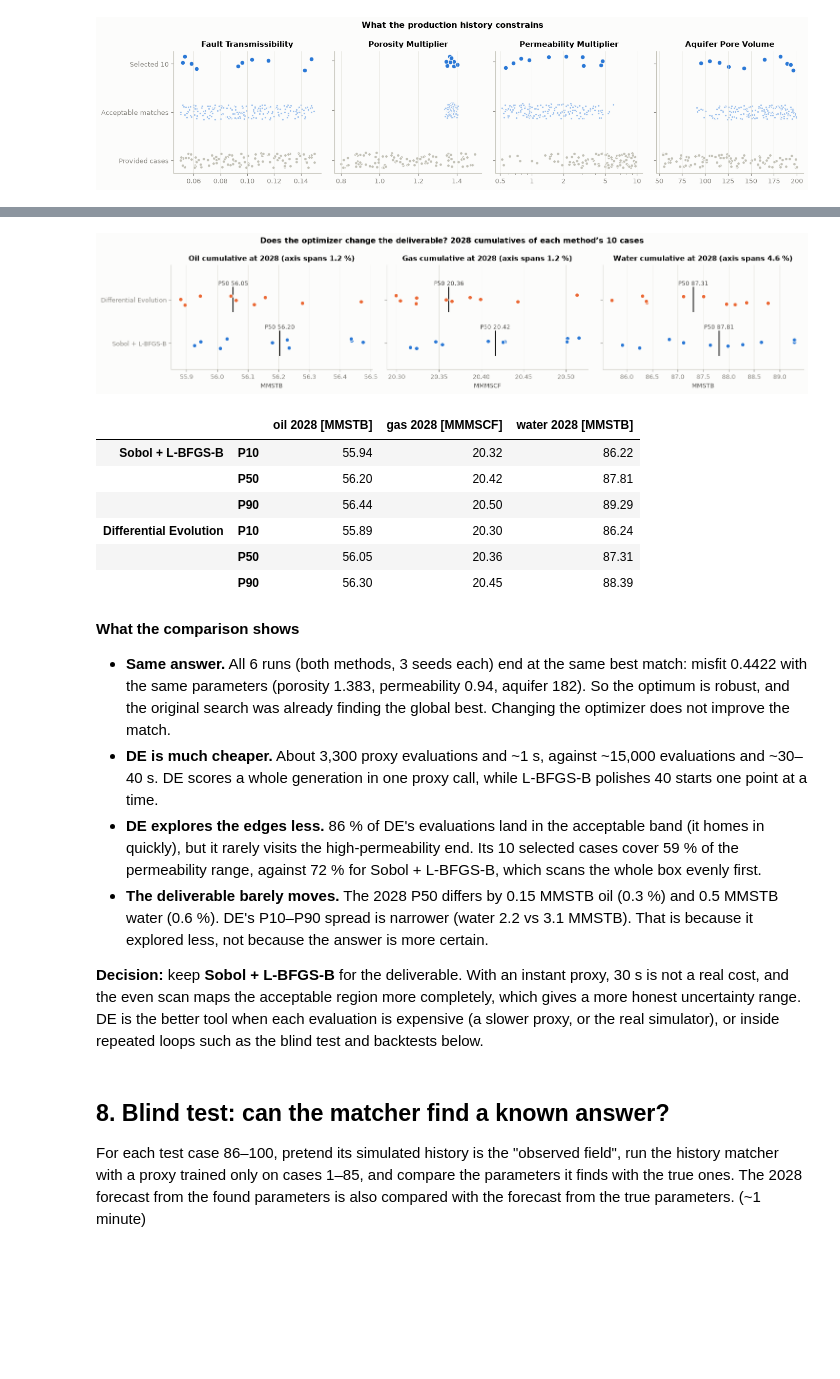
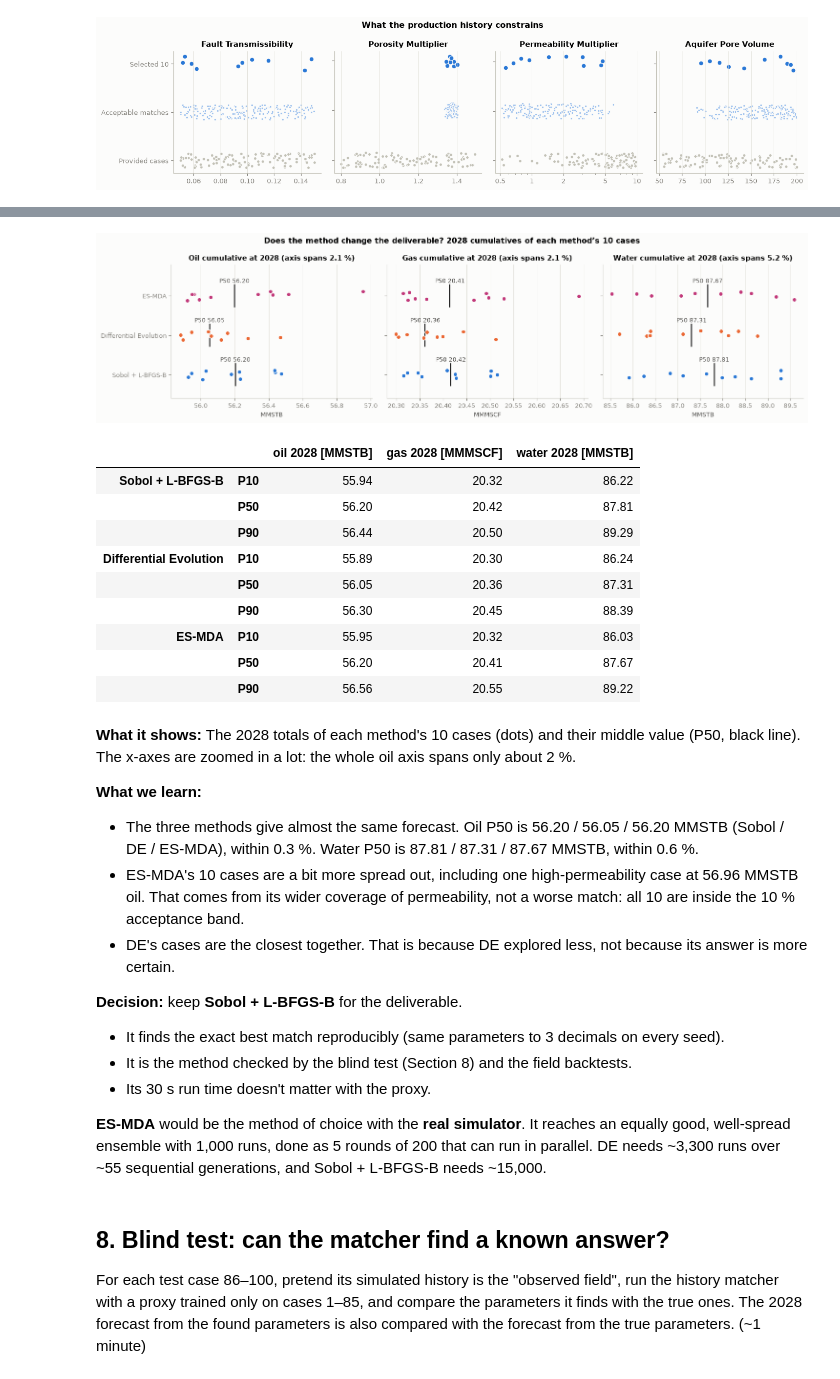
Before and after one commit to siongfeng04/ExxonMobil-DWC26, a Jupyter notebook: notebook/02_History_Matching_Forecast.ipynb, the cells around one changed output, grey strips where cells are left out. Saved outputs shown, nothing was run; the diff lists cells and outputs as text; code cells hidden in the pictures; blank space fills up the shorter version.

Commit message:
Add more test on ooptimzations algorithm (ed-mda and mcmc posterior

```diff
--- a/notebook/02_History_Matching_Forecast.ipynb
+++ b/notebook/02_History_Matching_Forecast.ipynb
@@ -344,7 +397,7 @@ spread-out cases). Each runs with 3 random seeds. Every parameter set an optimiz
 the comparison covers both **quality** (best misfit) and **cost** (proxy evaluations, time). (~2 minutes)
 # %%
 class CountedMisfit:
-    """Wraps a Misfit and records every parameter set the optimizer asks the proxy about, in order."""
+    """Wraps a Misfit and records every parameter set the method asks the proxy about, in order."""
 
     def __init__(self, misfit):
         self.misfit, self.raw, self.f = misfit, [], []
@@ -355,11 +408,18 @@ class CountedMisfit:
         self.f.append(f)
         return f
 
+    def residuals(self, raw):  # ES-MDA asks for the residual curves instead of the misfit
+        r = self.misfit.residuals(raw)
+        self.raw.append(np.atleast_2d(raw))
+        self.f.append(np.mean(r ** 2, axis=1))
+        return r
+
     def points(self):
         return np.vstack(self.raw), np.concatenate(self.f)
 
 
-METHODS = {'Sobol + L-BFGS-B': history_match, 'Differential Evolution': history_match_de}
+METHODS = {'Sobol + L-BFGS-B': history_match, 'Differential Evolution': history_match_de,
+           'ES-MDA': history_match_esmda}
 SEEDS = [SEED, 1, 2]
 runs = []
 for method, search in METHODS.items():
@@ -385,8 +448,8 @@ display(opt_table.round({'best misfit': 4, 'seconds': 1, **{p: 3 for p in PARAM_
 # %%
-method_color = {'Sobol + L-BFGS-B': C['matched'], 'Differential Evolution': C['alt']}
+method_color = {'Sobol + L-BFGS-B': C['matched'], 'Differential Evolution': C['alt'], 'ES-MDA': '#c2397a'}
 cost = opt_table.groupby('method', sort=False)['proxy evaluations'].mean()
 
-fig, ax = plt.subplots(figsize=(10, 4.2))
+fig, ax = plt.subplots(figsize=(11, 4.4))
 for r in runs:
     best_so_far = np.minimum.accumulate(r['counted'].points()[1])
     first = r['seed'] == SEEDS[0]
@@ -401,8 +464,8 @@ ax.set_xscale('log')
 ax.set_ylim(0.435, 0.6)
 ax.set_xlabel('Proxy evaluations (log scale)')
 ax.set_ylabel('Best misfit found so far')
-ax.set_title(f'Same best match ({opt_table["best misfit"].min():.4f}); DE gets there with '
-             f'{cost.iloc[0] / cost.iloc[1]:.0f}× fewer proxy evaluations')
+ax.set_title(f'Same best match; DE uses {cost.iloc[0] / cost["Differential Evolution"]:.0f}× and ES-MDA '
+             f'{cost.iloc[0] / cost["ES-MDA"]:.0f}× fewer proxy evaluations than Sobol + L-BFGS-B')
 ax.legend(loc='upper right')
 fig.tight_layout()
 plt.show()
@@ -411,7 +484,7 @@ plt.show()
 # %%
 main_runs = {r['method']: r for r in runs if r['seed'] == SEEDS[0]}
 
-fig, axes = plt.subplots(1, 2, figsize=(14, 4.4), sharey=True)
+fig, axes = plt.subplots(1, len(main_runs), figsize=(17, 4.4), sharey=True)
 for ax, (method, r) in zip(axes, main_runs.items()):
     raw, f = r['counted'].points()
     ok = f <= f.min() * (1 + ACCEPT_TOL)
@@ -426,8 +499,8 @@ for ax, (method, r) in zip(axes, main_runs.items()):
     ax.set_xticks([0.5, 1, 2, 5, 10], ['0.5', '1', '2', '5', '10'])
     ax.set_xlabel('Permeability Multiplier')
 axes[0].set_ylabel('Porosity Multiplier')
-fig.legend(*axes[1].get_legend_handles_labels(), loc='lower center', ncol=3, bbox_to_anchor=(0.5, -0.02))
-fig.suptitle('Where each optimizer spent its proxy evaluations', fontweight='bold')
+fig.legend(*axes[-1].get_legend_handles_labels(), loc='lower center', ncol=3, bbox_to_anchor=(0.5, -0.02))
+fig.suptitle('Where each method spent its proxy evaluations', fontweight='bold')
 fig.tight_layout(rect=(0, 0.06, 1, 1))
 plt.show()
 
@@ -446,35 +531,35 @@ Spread of the selected 10 along each parameter (fraction of the search range):
 # %%
 cum_2028 = {m: forecast(proxy, r['selected'][PARAM_COLS].to_numpy(), dates, field['obs_rate'], field['obs_cum'], corr,
                         anchor=True)['cum'][:, -1] / 1e6
             for m, r in main_runs.items()}
 
-fig, axes = plt.subplots(1, 3, figsize=(15, 3.4))
+fig, axes = plt.subplots(1, 3, figsize=(15, 4.0))
 rng = np.random.default_rng(0)
 for v, ax in enumerate(axes):
     for y, (method, cum) in enumerate(cum_2028.items()):
         ax.scatter(cum[:, v], y + rng.uniform(-0.12, 0.12, len(cum)), s=40, color=method_color[method],
                    edgecolor='#fcfcfb', linewidth=1.2, zorder=3)
         med = np.median(cum[:, v])
         ax.plot([med, med], [y - 0.28, y + 0.28], color=C['actual'], lw=1.5)
         ax.annotate(f'P50 {med:.2f}', (med, y + 0.28), xytext=(0, 3), textcoords='offset points', ha='center',
                     fontsize=8.5, color='#52514e')
     ax.set_yticks(range(len(cum_2028)), list(cum_2028) if v == 0 else [])
     ax.set_ylim(-0.6, len(cum_2028) - 0.2)
     ax.grid(axis='y', visible=False)
     lo, hi = ax.get_xlim()
     ax.set_title(f'{VARS[v].title()} cumulative at 2028 (axis spans {100 * (hi - lo) / lo:.1f} %)')
     ax.set_xlabel(f'MM{UNITS[v]}')
-fig.suptitle('Does the optimizer change the deliverable? 2028 cumulatives of each method’s 10 cases',
+fig.suptitle('Does the method change the deliverable? 2028 cumulatives of each method’s 10 cases',
              fontweight='bold')
 fig.tight_layout()
 plt.show()
 
 pct = pd.concat({m: pd.DataFrame(np.percentile(c, [10, 50, 90], axis=0), index=['P10', 'P50', 'P90'],
                                  columns=[f'{v} 2028 [MM{u}]' for v, u in zip(VARS, UNITS)])
                  for m, c in cum_2028.items()})
 display(pct.round(2))
 # %% [output]
-[figure, old version]
+[figure, new version]
 |  |  | oil 2028 [MMSTB] | gas 2028 [MMMSCF] | water 2028 [MMSTB] |
 | Sobol + L-BFGS-B | P10 | 55.94 | 20.32 | 86.22 |
 |  | P50 | 56.20 | 20.42 | 87.81 |
@@ -482,25 +567,28 @@ display(pct.round(2))
 | Differential Evolution | P10 | 55.89 | 20.30 | 86.24 |
 |  | P50 | 56.05 | 20.36 | 87.31 |
 |  | P90 | 56.30 | 20.45 | 88.39 |
+| ES-MDA | P10 | 55.95 | 20.32 | 86.03 |
+|  | P50 | 56.20 | 20.41 | 87.67 |
+|  | P90 | 56.56 | 20.55 | 89.22 |
 # %% [markdown]
-**What the comparison shows**
+**What it shows:** The 2028 totals of each method's 10 cases (dots) and their middle value (P50, black line).
+The x-axes are zoomed in a lot: the whole oil axis spans only about 2 %.
 
-- **Same answer.** All 6 runs (both methods, 3 seeds each) end at the same best match: misfit 0.4422 with the same
-  parameters (porosity 1.383, permeability 0.94, aquifer 182). So the optimum is robust, and the original search was
-  already finding the global best. Changing the optimizer does not improve the match.
-- **DE is much cheaper.** About 3,300 proxy evaluations and ~1 s, against ~15,000 evaluations and ~30–40 s.
-  DE scores a whole generation in one proxy call, while L-BFGS-B polishes 40 starts one point at a time.
-- **DE explores the edges less.** 86 % of DE's evaluations land in the acceptable band (it homes in quickly), but it
-  rarely visits the high-permeability end. Its 10 selected cases cover 59 % of the permeability range, against 72 %
-  for Sobol + L-BFGS-B, which scans the whole box evenly first.
-- **The deliverable barely moves.** The 2028 P50 differs by 0.15 MMSTB oil (0.3 %) and 0.5 MMSTB water (0.6 %). DE's
-  P10–P90 spread is narrower (water 2.2 vs 3.1 MMSTB). That is because it explored less, not because the answer is
-  more certain.
+**What we learn:**
+- The three methods give almost the same forecast. Oil P50 is 56.20 / 56.05 / 56.20 MMSTB (Sobol / DE / ES-MDA), within
+  0.3 %. Water P50 is 87.81 / 87.31 / 87.67 MMSTB, within 0.6 %.
+- ES-MDA's 10 cases are a bit more spread out, including one high-permeability case at 56.96 MMSTB oil. That comes
+  from its wider coverage of permeability, not a worse match: all 10 are inside the 10 % acceptance band.
+- DE's cases are the closest together. That is because DE explored less, not because its answer is more certain.
 
-**Decision:** keep **Sobol + L-BFGS-B** for the deliverable. With an instant proxy, 30 s is not a real cost, and the
-even scan maps the acceptable region more completely, which gives a more honest uncertainty range. DE is the better
-tool when each evaluation is expensive (a slower proxy, or the real simulator), or inside repeated loops such as the
-blind test and backtests below.
+**Decision:** keep **Sobol + L-BFGS-B** for the deliverable.
+- It finds the exact best match reproducibly (same parameters to 3 decimals on every seed).
+- It is the method checked by the blind test (Section 8) and the field backtests.
+- Its 30 s run time doesn't matter with the proxy.
+
+**ES-MDA** would be the method of choice with the **real simulator**. It reaches an equally good, well-spread
+ensemble with 1,000 runs, done as 5 rounds of 200 that can run in parallel. DE needs ~3,300 runs over ~55 sequential
+generations, and Sobol + L-BFGS-B needs ~15,000.
 # %% [markdown]
 ## 8. Blind test: can the matcher find a known answer?
 
```
Also changed, not shown: parts of 19 cells of this notebook, 5 other files.
